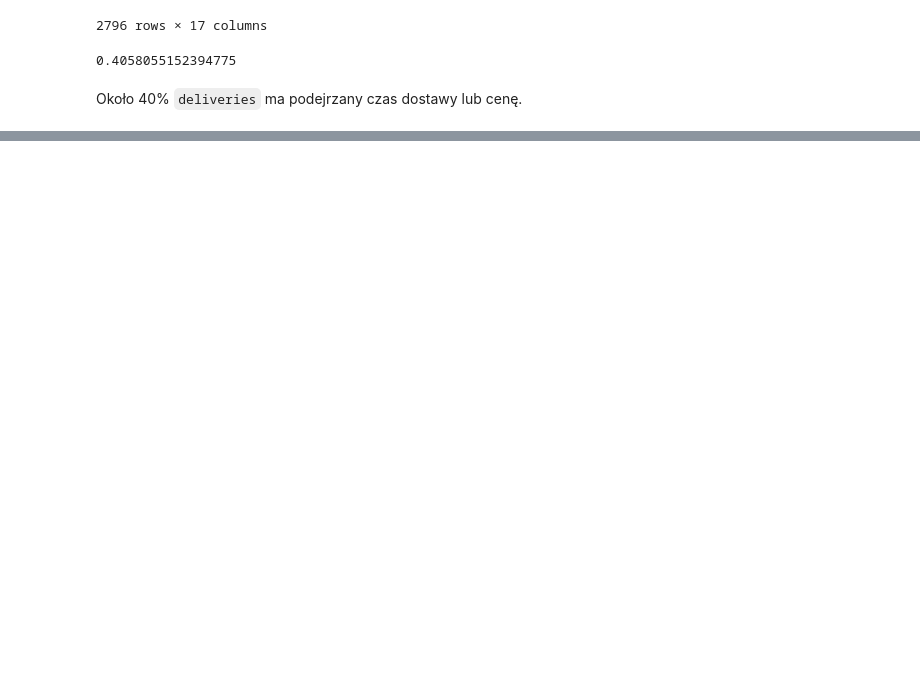
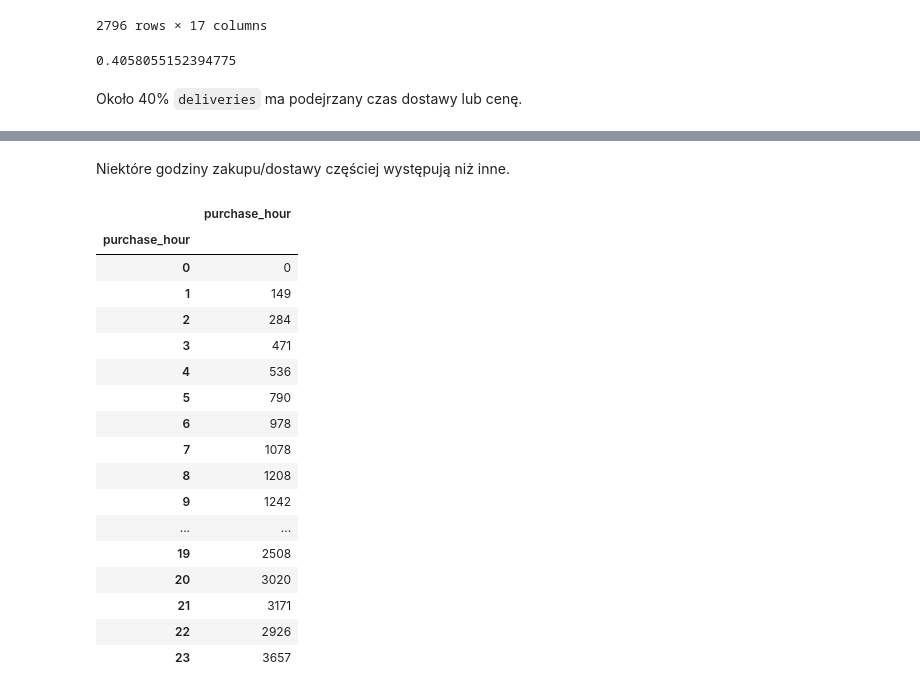
Before and after one commit to brodzik/ium-project, a Jupyter notebook: notebooks/1. Exploratory Data Analysis.ipynb, the cells around one changed output, grey strips where cells are left out. Cells and saved outputs as stored; diff of their text form; code cells hidden in the pictures; blank space fills up the shorter version.

```diff
--- a/notebooks/1. Exploratory Data Analysis.ipynb
+++ b/notebooks/1. Exploratory Data Analysis.ipynb
@@ -520,0 +527,23 @@ W celu dalszej pracy musimy dostać poprawne dane.
+# %% [markdown]
+Niektóre godziny zakupu/dostawy częściej występują niż inne.
+# %%
+data.groupby("purchase_hour").agg({"purchase_hour": sum})
+# %% [output]
+|  | purchase_hour |
+| purchase_hour |  |
+| 0 | 0 |
+| 1 | 149 |
+| 2 | 284 |
+| 3 | 471 |
+| 4 | 536 |
+| 5 | 790 |
+| 6 | 978 |
+| 7 | 1078 |
+| 8 | 1208 |
+| 9 | 1242 |
+| ... | ... |
+| 19 | 2508 |
+| 20 | 3020 |
+| 21 | 3171 |
+| 22 | 2926 |
+| 23 | 3657 |
```
Also changed, not shown: parts of 42 cells of this notebook.
